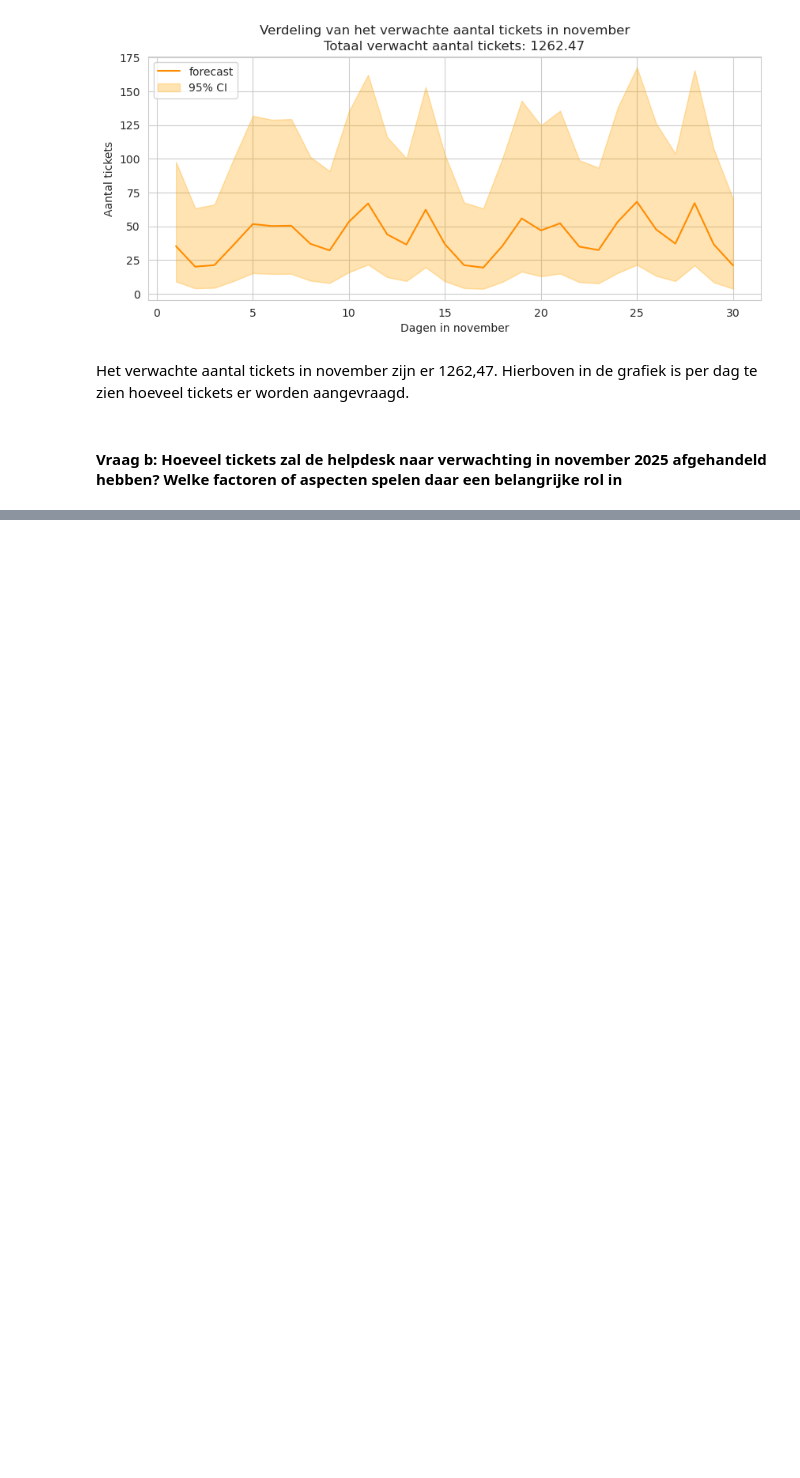
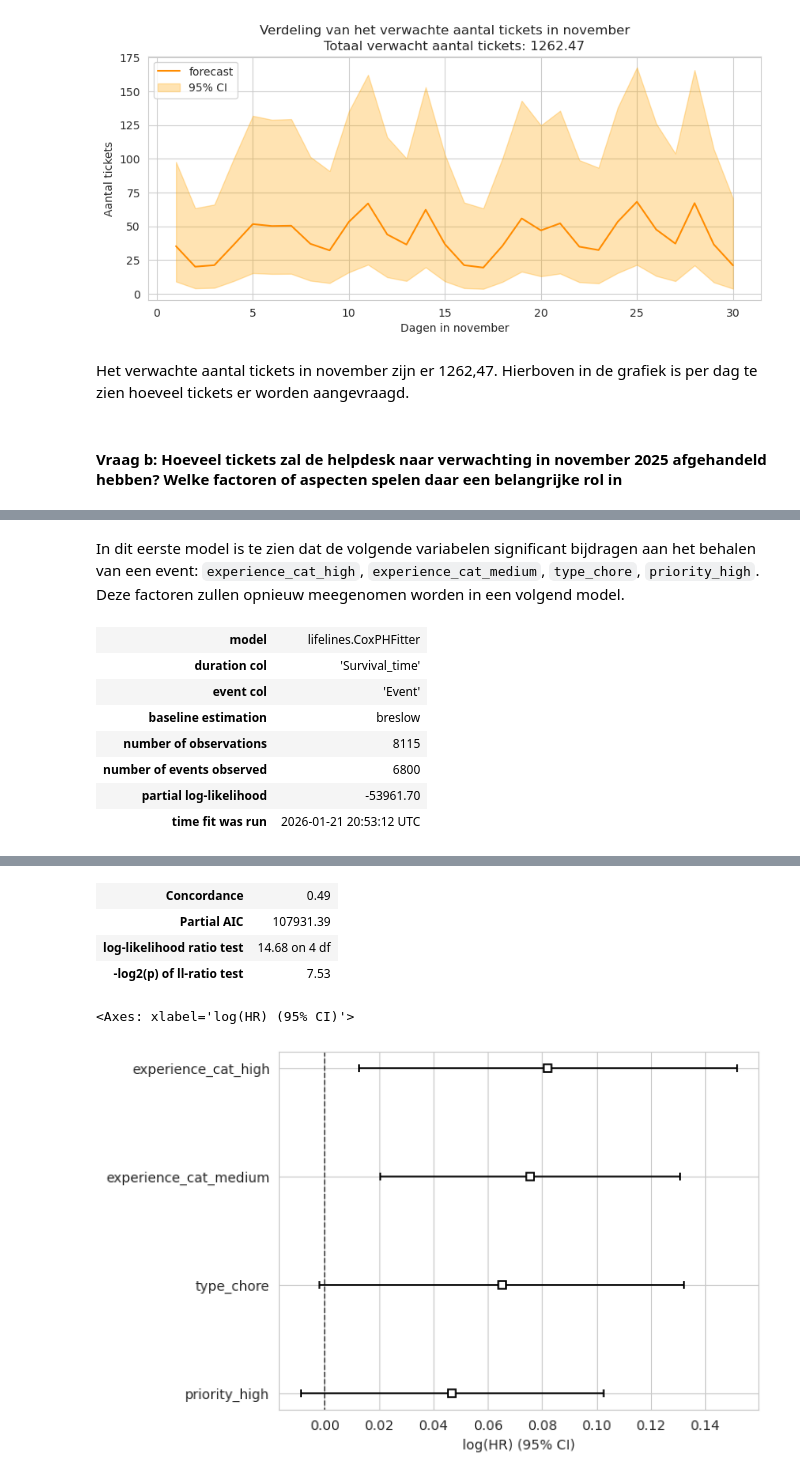
Before and after one commit to YaikavdK/Stat_practicum_1, a Jupyter notebook: Inleveren.ipynb, the cells around one changed output, grey strips where cells are left out. Drawn from its saved outputs; the diff is of its cells as text; code cells hidden in the pictures; blank space fills up the shorter version.

```diff
--- a/Inleveren.ipynb
+++ b/Inleveren.ipynb
@@ -580,0 +644,16 @@ Het verwachte aantal tickets in november zijn er 1262,47. Hierboven in de grafie
+# %% [markdown]
+In dit eerste model is te zien dat de volgende variabelen significant bijdragen aan het behalen van een event: `experience_cat_high`, `experience_cat_medium`, `type_chore`, `priority_high`. Deze factoren zullen opnieuw meegenomen worden in een volgend model.
+# %%
+cph2 = lifelines.CoxPHFitter()
+cph2.fit(df_ibs, duration_col='Survival_time', event_col='Event', formula = "priority_high + experience_cat_high + experience_cat_medium + type_chore")
+cph2.print_summary()
+cph2.plot()
+# %% [output]
+| model | lifelines.CoxPHFitter |
+| duration col | 'Survival_time' |
+| event col | 'Event' |
+| baseline estimation | breslow |
+| number of observations | 8115 |
+| number of events observed | 6800 |
+| partial log-likelihood | -53961.70 |
+| time fit was run | 2026-01-21 20:53:12 UTC |
@@ -580,0 +665,6 @@ Het verwachte aantal tickets in november zijn er 1262,47. Hierboven in de grafie
+| Concordance | 0.49 |
+| Partial AIC | 107931.39 |
+| log-likelihood ratio test | 14.68 on 4 df |
+| -log2(p) of ll-ratio test | 7.53 |
+<Axes: xlabel='log(HR) (95% CI)'>
+[figure, added]
```
Also changed, not shown: parts of 9 cells of this notebook, 1 other file.
